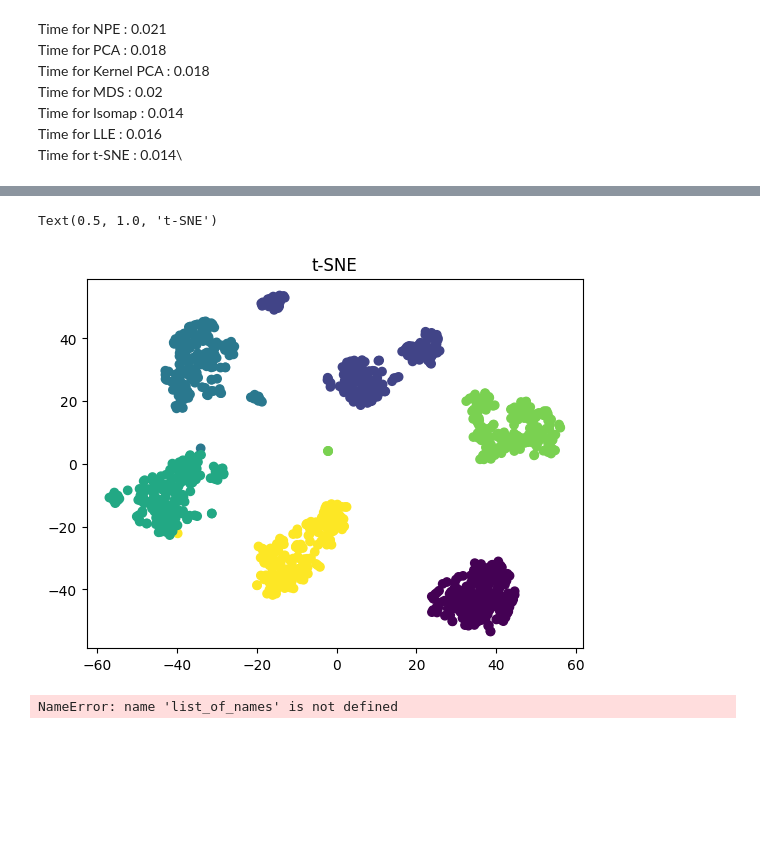
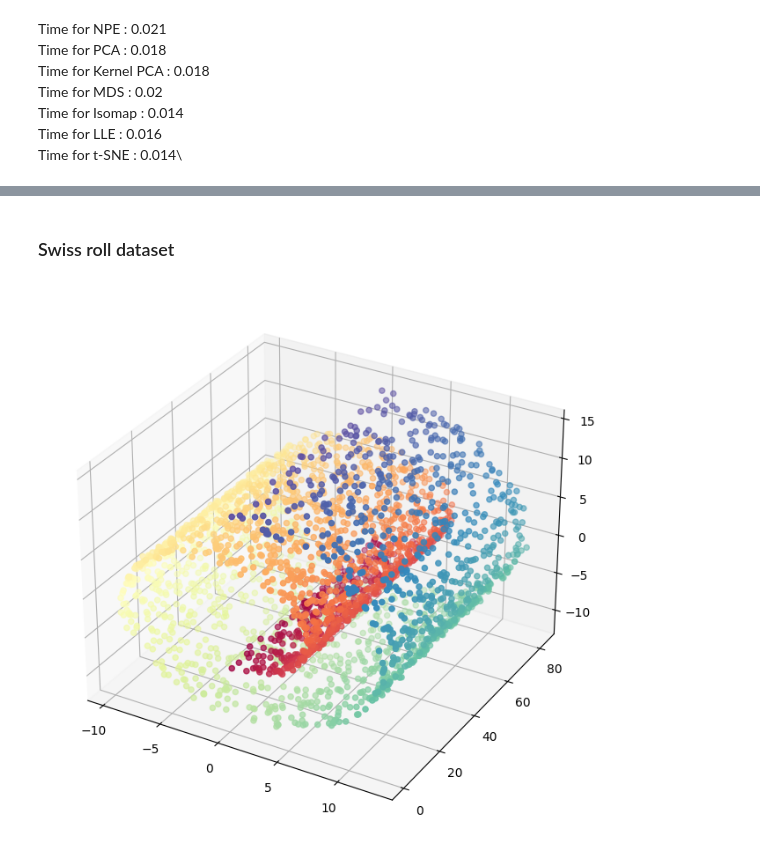
Before and after one commit to thomasverardo/NPE, a Jupyter notebook: NPE_implementation.ipynb, the cells around one changed output, grey strips where cells are left out. Drawn from its saved outputs; the diff is of its cells as text; code cells hidden in the pictures; blank space fills up the shorter version.

```diff
--- a/NPE_implementation.ipynb
+++ b/NPE_implementation.ipynb
@@ -377,10 +331,0 @@ plt.show()
-# %%
-
-
-tsne = TSNE(n_components=dim, method='exact', n_jobs=-1)
-x_tsne = tsne.fit_transform(X)
-plt.scatter(x_tsne[:, 0], x_tsne[:, 1], c=y)
-plt.title("t-SNE")
-# %% [output]
-Text(0.5, 1.0, 't-SNE')
-[figure, removed]
@@ -390,4 +332,23 @@ list_of_names.append("t-SNE")
-# %%
-list_of_names
-# %% [output]
-NameError: name 'list_of_names' is not defined
+# %% [markdown]
+### Swiss roll dataset
+# %%
+def make_swiss_roll(n_samples=100, noise=0.0, random_state=None):
+    #Generate a swiss roll dataset.
+    t = 1.5 * np.pi * (1 + 2 * np.random.rand(1, n_samples))
+    x = t * np.cos(t)
+    y = 83 * np.random.rand(1, n_samples)
+    z = t * np.sin(t)
+    X = np.concatenate((x, y, z))
+    X += noise * np.random.randn(3, n_samples)
+    X = X.T
+    t = np.squeeze(t)
+    return X, t
+
+X_swiss, Y_swiss = make_swiss_roll(n_samples = 3000, noise=0.1, random_state=42)
+
+plt.figure(figsize=(8, 8))
+ax = plt.subplot(projection='3d')
+ax.scatter(X_swiss[:, 0], X_swiss[:, 1], X_swiss[:, 2], c=Y_swiss, cmap=plt.cm.Spectral)
+plt.show()
+# %% [output]
+[figure, added]
```
Also changed, not shown: parts of 22 cells of this notebook, 2 other files.
